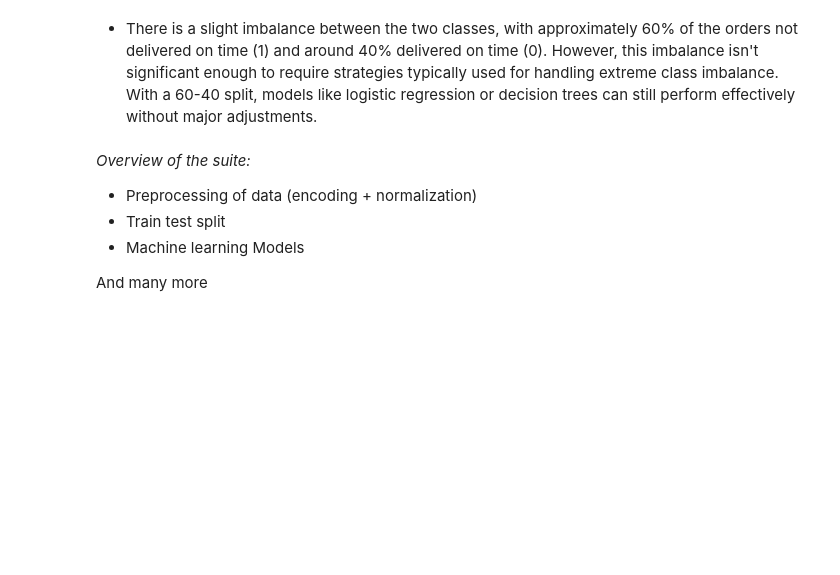
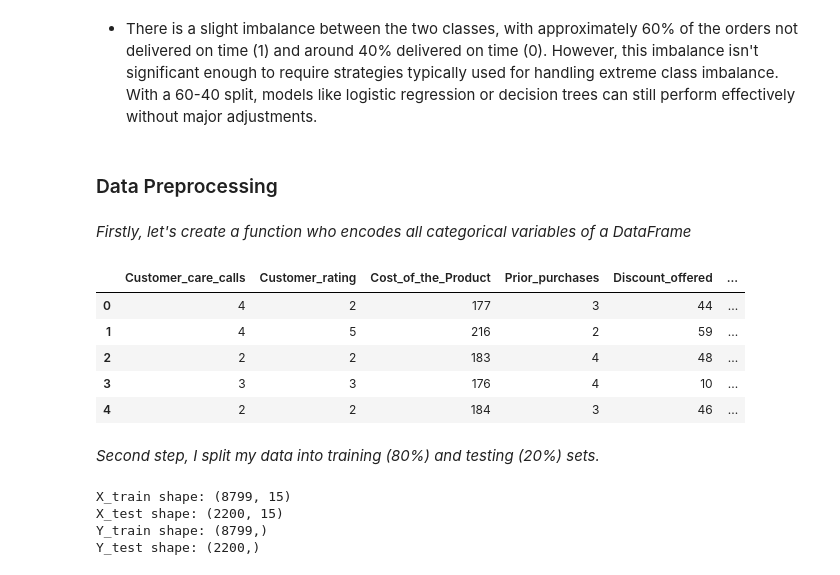
Before and after one commit to 0xArnaudR/Commerce-Retail, a Jupyter notebook: E-Commerce Shipping Data.ipynb, the cells around one changed output. Cells and saved outputs as stored; diff of their text form; code cells hidden in the pictures; blank space fills up the shorter version.

```diff
--- a/E-Commerce Shipping Data.ipynb
+++ b/E-Commerce Shipping Data.ipynb
@@ -323,11 +323,70 @@ Name: proportion, dtype: float64
 [figure]
 # %% [markdown]
 - There is a slight imbalance between the two classes, with approximately 60% of the orders not delivered on time (1) and around 40% delivered on time (0). However, this imbalance isn't significant enough to require strategies typically used for handling extreme class imbalance. With a 60-40 split, models like logistic regression or decision trees can still perform effectively without major adjustments.
-# %% [markdown]
-*Overview of the suite:*
-
-- Preprocessing of data (encoding + normalization)
-- Train test split
-- Machine learning Models
-
-And many more
+# %% [markdown]
+### Data Preprocessing
+# %% [markdown]
+*Firstly, let's create a function who encodes all categorical variables of a DataFrame*
+# %%
+#Let's create a function who encodes all categorical variables of a DataFrame
+
+def encode_categorical(data):
+    """
+    This fonction encodes all categorical variables in the DataFrame using One-Hot Encoding
+
+    Parameters:
+    data (pd.DataFrame): The input DataFrame with categorical variables.
+
+    Returns:
+    df_encoded (pd.DataFrame): The DataFrame with categorical variables encoded.
+    """
+    # Create a copy of data to avoid modifying the original DataFrame
+    df = data.copy()
+
+    # Select only categorical columns
+    categorical_cols= df.select_dtypes(include='object').columns
+
+    # One-Hot Encoding of categorical columns
+    # I use drop_first=True to avoid the "dummy variable trap" by dropping the first category. This helps to prevent multicollinearity, keeping the model from redundancy.
+    df_encoded = pd.get_dummies(df, columns= categorical_cols, drop_first= True)
+
+    # Convert any boolean columns to integers (0 and 1)
+    for col in df_encoded.select_dtypes(include='bool').columns:
+        df_encoded[col] = df_encoded[col].astype('int')
+
+    return df_encoded
+# %%
+# I check that everything is in order
+df_encoded = encode_categorical(data)
+df_encoded.head()
+# %% [output]
+|  | Customer_care_calls | Customer_rating | Cost_of_the_Product | Prior_purchases | Discount_offered | ... |
+| 0 | 4 | 2 | 177 | 3 | 44 | ... |
+| 1 | 4 | 5 | 216 | 2 | 59 | ... |
+| 2 | 2 | 2 | 183 | 4 | 48 | ... |
+| 3 | 3 | 3 | 176 | 4 | 10 | ... |
+| 4 | 2 | 2 | 184 | 3 | 46 | ... |
+# %% [markdown]
+*Second step, I split my data into training (80%) and testing (20%) sets.*
+# %%
+from sklearn.model_selection import train_test_split
+
+target_variable = 'Reached_on_Time'
+
+# Separate features (X) and target (y)
+X = df_encoded.drop(target_variable, axis=1)
+Y = df_encoded[target_variable]
+
+# Split the data into training and testing sets (80/20)
+X_train, X_test, Y_train, Y_test = train_test_split(X, Y, test_size= 0.2, random_state= 0, shuffle= True)
+
+# Check the shape of the datasets
+print(f'X_train shape: {X_train.shape}')
+print(f'X_test shape: {X_test.shape}')
+print(f'Y_train shape: {Y_train.shape}')
+print(f'Y_test shape: {Y_test.shape}')
+# %% [output]
+X_train shape: (8799, 15)
+X_test shape: (2200, 15)
+Y_train shape: (8799,)
+Y_test shape: (2200,)
```
Also changed, not shown: parts of 20 cells of this notebook.
